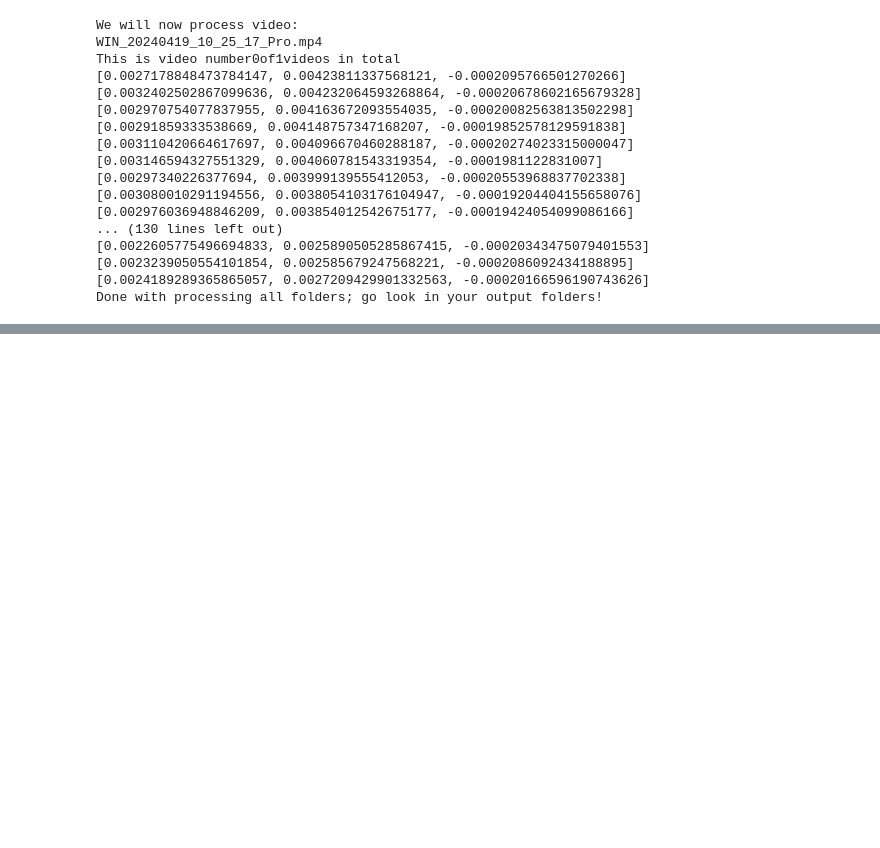
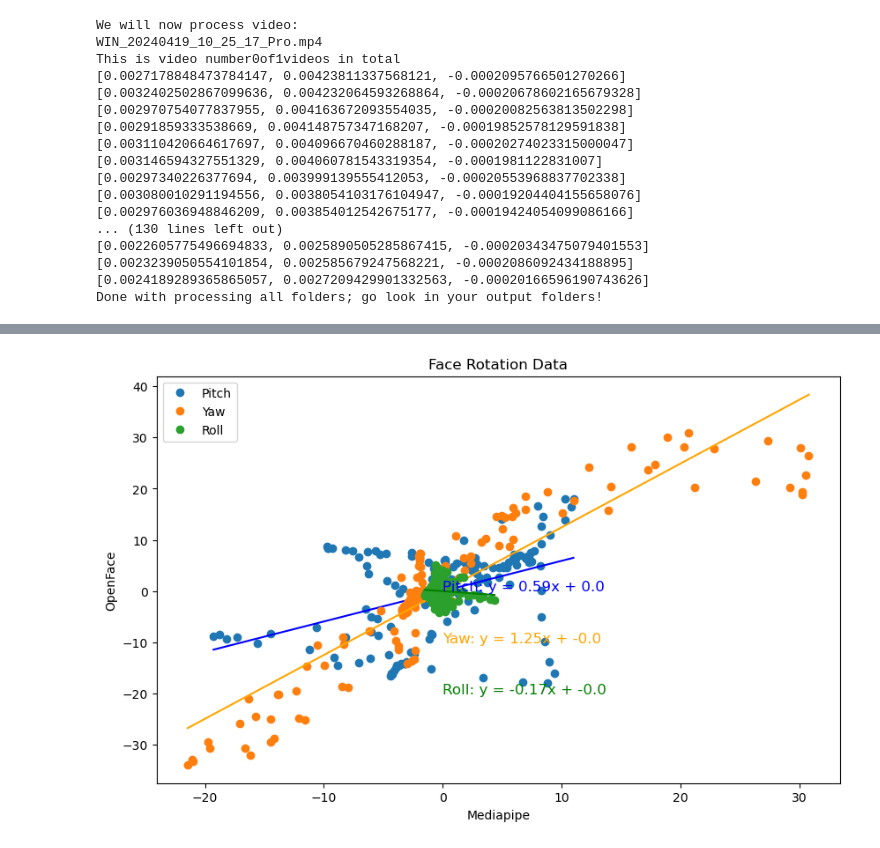
Before and after one commit to WimPouw/envisionBOX_modulesWP, a Jupyter notebook: MediaPipeFaceRotation/face_tracking_rotations.ipynb, the cells around one changed output, grey strips where cells are left out. Saved outputs shown, nothing was run; the diff lists cells and outputs as text; code cells hidden in the pictures; blank space fills up the shorter version.

Commit message:
some sanity checking

```diff
--- a/MediaPipeFaceRotation/face_tracking_rotations.ipynb
+++ b/MediaPipeFaceRotation/face_tracking_rotations.ipynb
@@ -54,6 +54,9 @@ vfiles = [f for f in listdir(inputfol) if isfile(join(inputfol, f))] #loop throu
 outputf = "./Output_Videos/"
 outtputf_ts = "./Output_TimeSeries/"
 
+# we also have some sanity check data from OpenFace
+sanity_check = pd.read_csv("./Sanity_check_data/openface_data.csv")
+
 #check videos to be processed
 print("The following folder is set as the output folder where all the pose time series are stored")
 print(os.path.abspath(outtputf_ts))
@@ -368,0 +375,73 @@ Done with processing all folders; go look in your output folders!
+# %%
+import glob as glob
+import matplotlib.pyplot as plt
+from scipy.signal import savgol_filter
+
+# now load in the data and check if the demo data is correct relative to openface
+# check for face data
+facefiles = glob.glob(outtputf_ts + "*_face.csv")
+# load in face file
+face = pd.read_csv(facefiles[0])
+# extract the yaw data
+pitch_cur = face['face_rotation_X']
+yaw_cur = face['face_rotation_Y']
+roll_cur = face['face_rotation_Z']
+# load openface data for sanity checking
+sanity_check.head()
+pitch_openface = sanity_check[' pose_Rx']
+yaw_openface = sanity_check[' pose_Ry']
+roll_openface = sanity_check[' pose_Rz']
+    # smooth the data with savitsky golay filter
+pitch_cur = savgol_filter(pitch_cur*-1, 11, 3) # -1, as we now say right hand rule relative to the camera (openface)
+yaw_cur = savgol_filter(yaw_cur*-1, 11, 3) # -1, as we now say so we now say right hand rule relative to the camera (openface)
+roll_cur = savgol_filter(roll_cur*-1, 11, 3) # -1, so we now say right hand rule relative to the camera (openface)
+    # convert to degrees
+pitch_openface = np.rad2deg(pitch_openface)
+yaw_openface = np.rad2deg(yaw_openface)
+roll_openface = np.rad2deg(roll_openface)
+    # smooth the data with savitsky golay filter
+pitch_openface = savgol_filter(pitch_openface, 11, 3)
+yaw_openface = savgol_filter(yaw_openface, 11, 3)
+roll_openface = savgol_filter(roll_openface,11, 3)
+
+# center the data if you want to cancel the offsets
+pitch_cur = pitch_cur - np.mean(pitch_cur)
+yaw_cur = yaw_cur - np.mean(yaw_cur)
+roll_cur = roll_cur - np.mean(roll_cur)
+pitch_openface = pitch_openface - np.mean(pitch_openface)
+yaw_openface = yaw_openface - np.mean(yaw_openface)
+roll_openface = roll_openface - np.mean(roll_openface)
+
+# get the beta of the slopes
+beta_pitch = np.polyfit(pitch_cur, pitch_openface, 1)
+beta_yaw = np.polyfit(yaw_cur, yaw_openface, 1)
+beta_roll = np.polyfit(roll_cur, roll_openface, 1)
+
+# Plot the data
+plt.figure(figsize=(10, 6))
+
+# Plot pitch data and linear regression line
+plt.plot(pitch_cur, pitch_openface, 'o', label='Pitch')
+plt.plot(np.unique(pitch_cur), np.poly1d(np.polyfit(pitch_cur, pitch_openface, 1))(np.unique(pitch_cur)), color='blue')
+
+# Plot yaw data and linear regression line
+plt.plot(yaw_cur, yaw_openface, 'o', label='Yaw')
+plt.plot(np.unique(yaw_cur), np.poly1d(np.polyfit(yaw_cur, yaw_openface, 1))(np.unique(yaw_cur)), color='orange')
+
+# Plot roll data and linear regression line
+plt.plot(roll_cur, roll_openface, 'o', label='Roll')
+plt.plot(np.unique(roll_cur), np.poly1d(np.polyfit(roll_cur, roll_openface, 1))(np.unique(roll_cur)), color='green')
+
+# Add the beta of the slopes and the constant offset
+plt.text(0, 0, 'Pitch: y = ' + str(round(beta_pitch[0], 2)) + 'x + ' + str(round(beta_pitch[1], 2)), fontsize=12, color='blue')
+plt.text(0, -10, 'Yaw: y = ' + str(round(beta_yaw[0], 2)) + 'x + ' + str(round(beta_yaw[1], 2)), fontsize=12, color='orange')
+plt.text(0, -20, 'Roll: y = ' + str(round(beta_roll[0], 2)) + 'x + ' + str(round(beta_roll[1], 2)), fontsize=12, color='green')
+
+# Labels and legend
+plt.title('Face Rotation Data')
+plt.xlabel('Mediapipe')
+plt.ylabel('OpenFace')
+plt.legend()
+plt.show()
+# %% [output]
+[figure, added]
```
Also changed, not shown: parts of 3 cells of this notebook, 8 other files.
